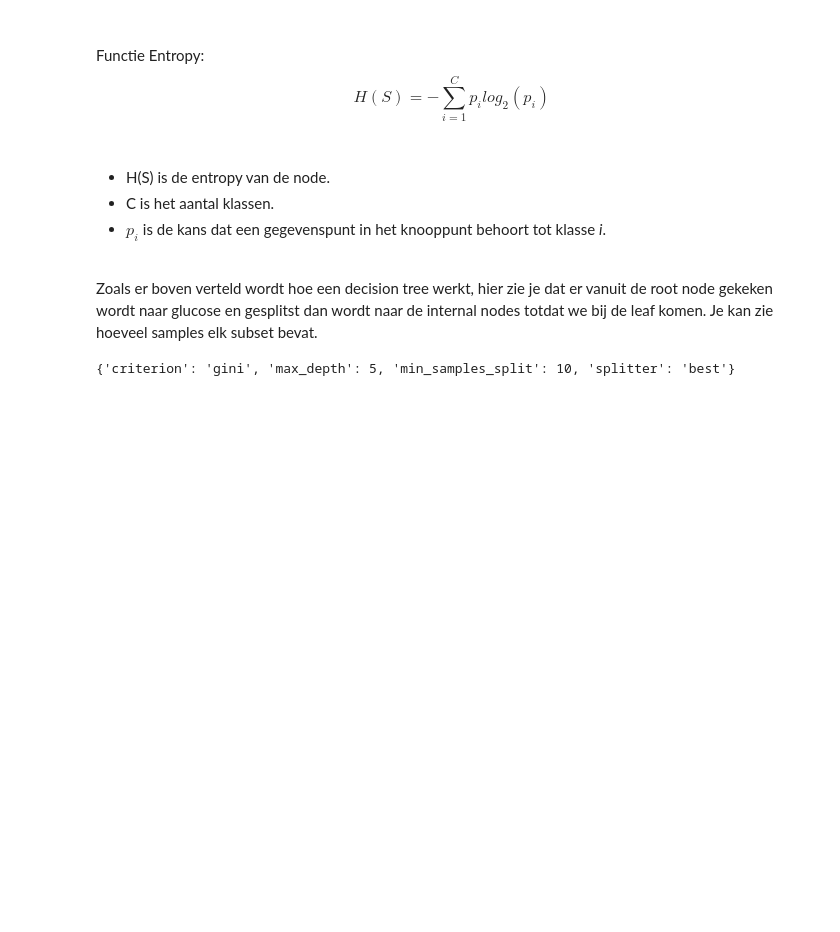
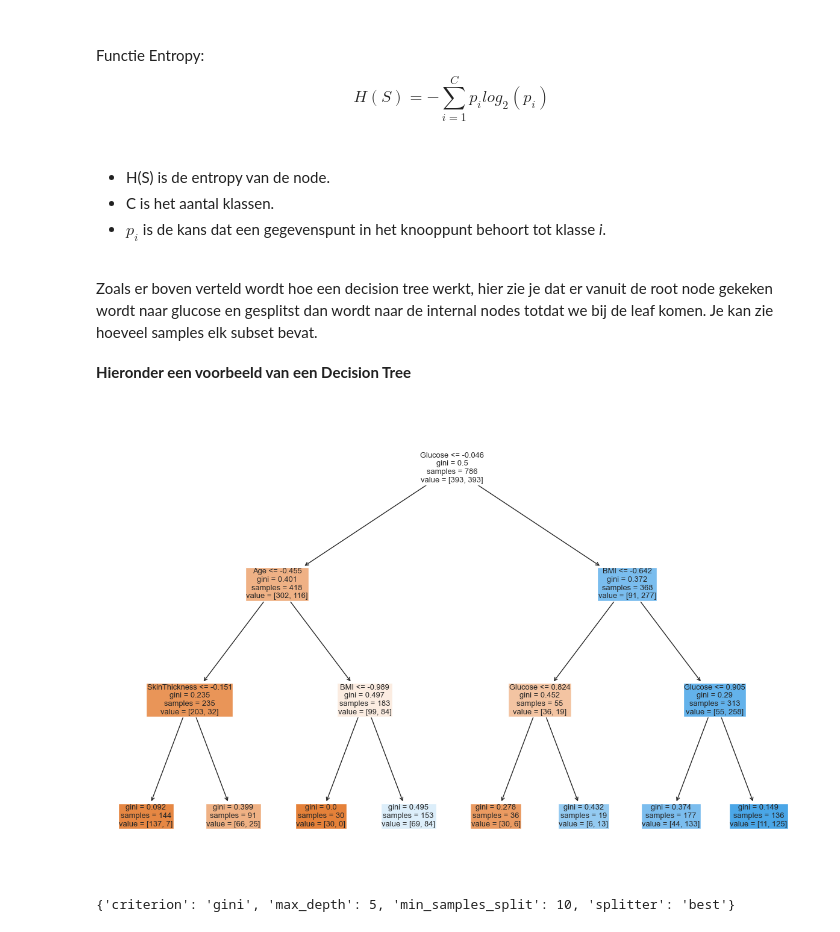
Before and after one commit to JortAkershoek/Machine_Learning, a Jupyter notebook: ml_opdr_af.ipynb, the cells around one changed output. Cells and saved outputs as stored; diff of their text form; code cells hidden in the pictures; blank space fills up the shorter version.

```diff
--- a/ml_opdr_inl_02-jort.ipynb
+++ b/ml_opdr_af.ipynb
@@ -632,6 +631,17 @@ $$H(S) = - \sum\limits_{i=1}^{C} p_{i}log_{2}(p_{i})$$<br>
 
 <br>
 Zoals er boven verteld wordt hoe een decision tree werkt, hier zie je dat er vanuit de root node gekeken wordt naar glucose en gesplitst dan wordt naar de internal nodes totdat we bij de leaf komen. Je kan zie hoeveel samples elk subset bevat.
+# %% [markdown]
+**Hieronder een voorbeeld van een Decision Tree**
+# %%
+dt_example = DecisionTreeClassifier(max_depth = 3)
+dt_example.fit(X, y)
+from sklearn.tree import plot_tree
+plt.figure(figsize = (15, 10))
+plot_tree(dt_example, feature_names = list(X.columns), filled = True)
+plt.show()
+# %% [output]
+[figure, added]
 # %%
 # decision tree model maken en alle params voor tuning
 dt = DecisionTreeClassifier(random_state=SEED)
```
Also changed, not shown: parts of 32 cells of this notebook.
